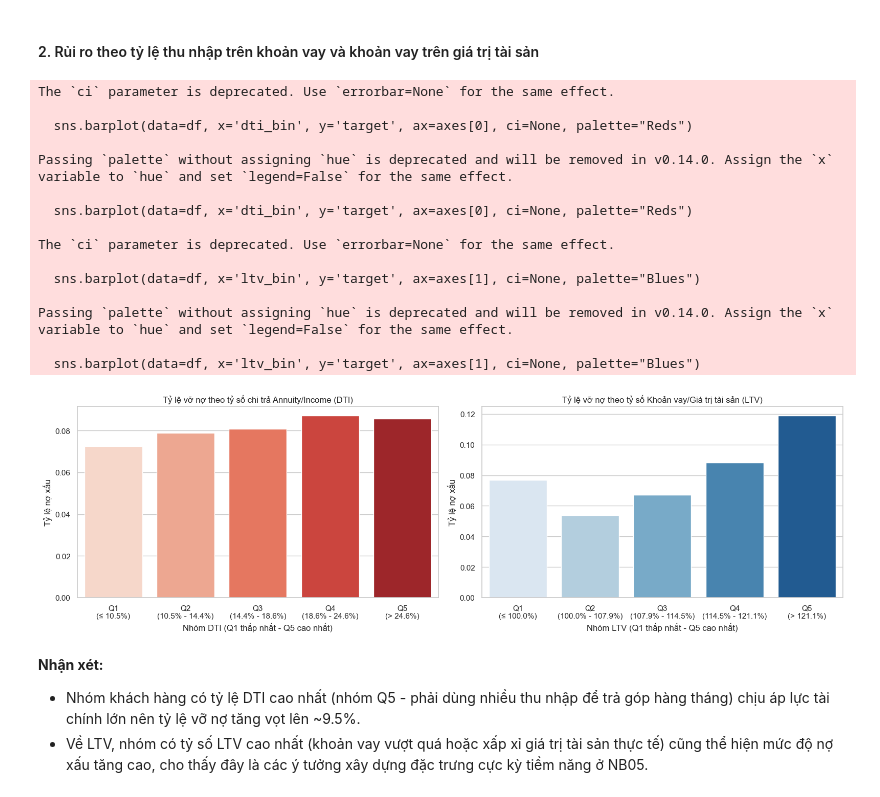
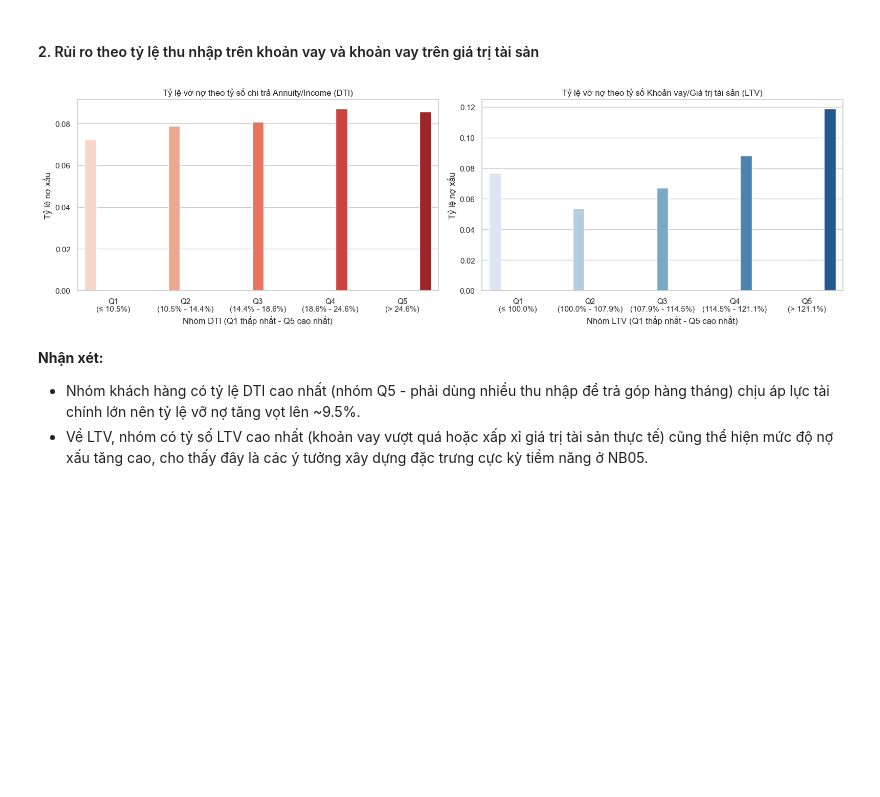
Before and after one commit to thanhhung9720001-collab/credit-risk-classifier, a Jupyter notebook: notebooks/04_eda_visualization.ipynb, the cells around one changed output. Saved outputs shown, nothing was run; the diff lists cells and outputs as text; code cells hidden in the pictures; blank space fills up the shorter version.

```diff
--- a/notebooks/04_eda_visualization.ipynb
+++ b/notebooks/04_eda_visualization.ipynb
@@ -449,51 +399,36 @@ dti_labels = [
     f"Q4\n({dti_bins_pct[3]:.1f}% - {dti_bins_pct[4]:.1f}%)",
     f"Q5\n(> {dti_bins_pct[4]:.1f}%)"
 ]
 df['dti_bin'] = pd.qcut(df['dti'].dropna(), q=5, labels=dti_labels)
 
 # 2. Phân nhóm 5 khoảng cho LTV và tính nhãn động phần trăm
 ltv_cats, ltv_bins = pd.qcut(df['ltv'].dropna(), q=5, retbins=True)
 ltv_bins_pct = [x * 100 for x in ltv_bins]
 ltv_labels = [
     f"Q1\n(≤ {ltv_bins_pct[1]:.1f}%)",
     f"Q2\n({ltv_bins_pct[1]:.1f}% - {ltv_bins_pct[2]:.1f}%)",
     f"Q3\n({ltv_bins_pct[2]:.1f}% - {ltv_bins_pct[3]:.1f}%)",
     f"Q4\n({ltv_bins_pct[3]:.1f}% - {ltv_bins_pct[4]:.1f}%)",
     f"Q5\n(> {ltv_bins_pct[4]:.1f}%)"
 ]
 df['ltv_bin'] = pd.qcut(df['ltv'].dropna(), q=5, labels=ltv_labels)
 
 fig, axes = plt.subplots(1, 2, figsize=(16, 5))
 
-sns.barplot(data=df, x='dti_bin', y='target', ax=axes[0], ci=None, palette="Reds")
+sns.barplot(data=df, x='dti_bin', y='target', hue='dti_bin', legend=False, ax=axes[0], errorbar=None, palette="Reds")
 axes[0].set_title("Tỷ lệ vỡ nợ theo tỷ số chi trả Annuity/Income (DTI)")
 axes[0].set_xlabel("Nhóm DTI (Q1 thấp nhất - Q5 cao nhất)")
 axes[0].set_ylabel("Tỷ lệ nợ xấu")
 
-sns.barplot(data=df, x='ltv_bin', y='target', ax=axes[1], ci=None, palette="Blues")
+sns.barplot(data=df, x='ltv_bin', y='target', hue='ltv_bin', legend=False, ax=axes[1], errorbar=None, palette="Blues")
 axes[1].set_title("Tỷ lệ vỡ nợ theo tỷ số Khoản vay/Giá trị tài sản (LTV)")
 axes[1].set_xlabel("Nhóm LTV (Q1 thấp nhất - Q5 cao nhất)")
 axes[1].set_ylabel("Tỷ lệ nợ xấu")
 
 plt.tight_layout()
 plt.show()
 # %% [output]
-The `ci` parameter is deprecated. Use `errorbar=None` for the same effect.
-
-  sns.barplot(data=df, x='dti_bin', y='target', ax=axes[0], ci=None, palette="Reds")
-
-Passing `palette` without assigning `hue` is deprecated and will be removed in v0.14.0. Assign the `x` variable to `hue` and set `legend=False` for the same effect.
-
-  sns.barplot(data=df, x='dti_bin', y='target', ax=axes[0], ci=None, palette="Reds")
-
-The `ci` parameter is deprecated. Use `errorbar=None` for the same effect.
-
-  sns.barplot(data=df, x='ltv_bin', y='target', ax=axes[1], ci=None, palette="Blues")
-
-Passing `palette` without assigning `hue` is deprecated and will be removed in v0.14.0. Assign the `x` variable to `hue` and set `legend=False` for the same effect.
-
-  sns.barplot(data=df, x='ltv_bin', y='target', ax=axes[1], ci=None, palette="Blues")
-[figure, old version]
+[figure, new version]
 # %% [markdown]
 **Nhận xét:**
 - Nhóm khách hàng có tỷ lệ DTI cao nhất (nhóm Q5 - phải dùng nhiều thu nhập để trả góp hàng tháng) chịu áp lực tài chính lớn nên tỷ lệ vỡ nợ tăng vọt lên ~9.5%.
```
Also changed, not shown: parts of 16 cells of this notebook.
